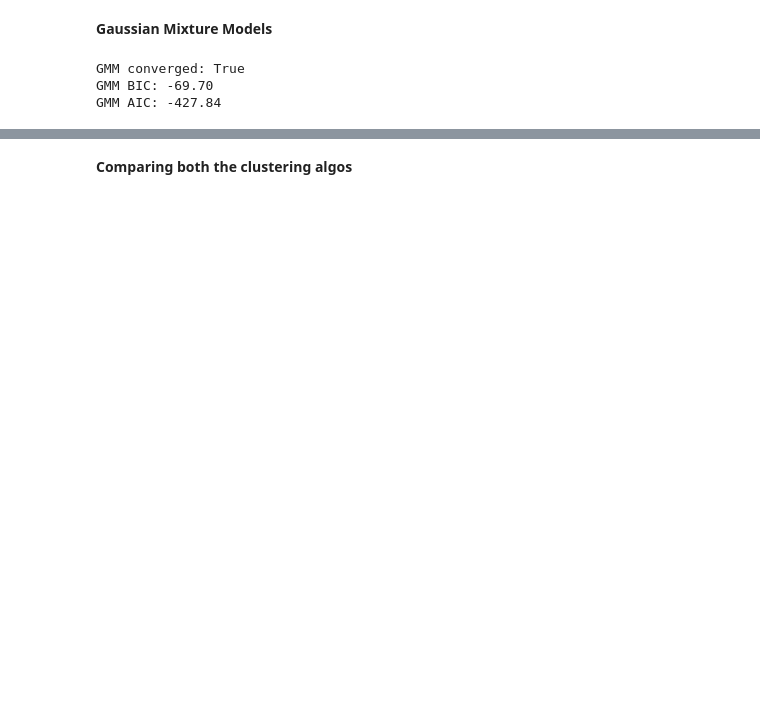
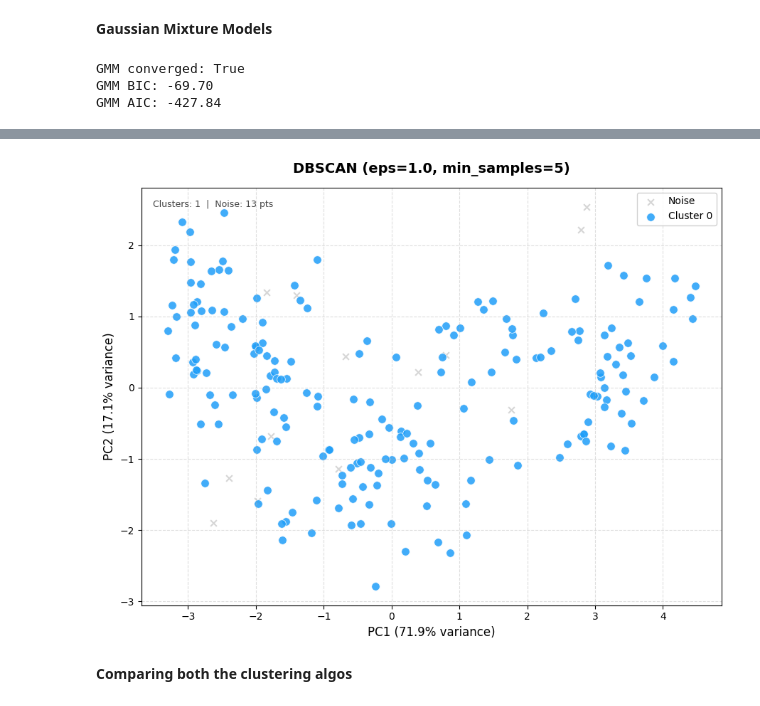
Before and after one commit to Shravani018/ml_2_group1, a Jupyter notebook: Assignment2/ML2_Group1_Assignment2-1.ipynb, the cells around one changed output, grey strips where cells are left out. Saved outputs shown, nothing was run; the diff lists cells and outputs as text; code cells hidden in the pictures; blank space fills up the shorter version.

```diff
--- a/Assignment2/ML2_Group1_Assignment2-1.ipynb
+++ b/Assignment2/ML2_Group1_Assignment2-1.ipynb
@@ -331,3 +254,25 @@ Cluster mean profiles:
+# %%
+fig, ax = plt.subplots(figsize=(9, 7))
+for idx, lbl in enumerate(sorted(set(db_labels))):
+    mask = db_labels == lbl
+    if lbl == -1:
+        ax.scatter(X_pca[mask, 0], X_pca[mask, 1], s=40, alpha=0.4,
+                   color="#999999", marker="x", label="Noise")
+    else:
+        ax.scatter(X_pca[mask, 0], X_pca[mask, 1], s=70, alpha=0.85,
+                   color=palette[lbl], edgecolors="white", linewidths=0.6,
+                   label=f"Cluster {lbl}")
+ax.set_title("DBSCAN (eps=1.0, min_samples=5)", fontsize=14, fontweight="bold", pad=15)
+ax.set_xlabel(f"PC1 ({pca.explained_variance_ratio_[0]:.1%} variance)", fontsize=12)
+ax.set_ylabel(f"PC2 ({pca.explained_variance_ratio_[1]:.1%} variance)", fontsize=12)
+ax.text(0.02, 0.97, f"Clusters: {n_clusters_db}  |  Noise: {n_noise} pts",
+        transform=ax.transAxes, fontsize=9, va="top", color="#444444")
+ax.legend(fontsize=10, framealpha=0.9)
+ax.grid(True, linestyle="--", alpha=0.4)
+fig.tight_layout()
+plt.show()
+# %% [output]
+[figure, added]
 # %% [markdown]
 **Comparing both the clustering algos**
 # %%
```
Also changed, not shown: parts of 17 cells of this notebook.
